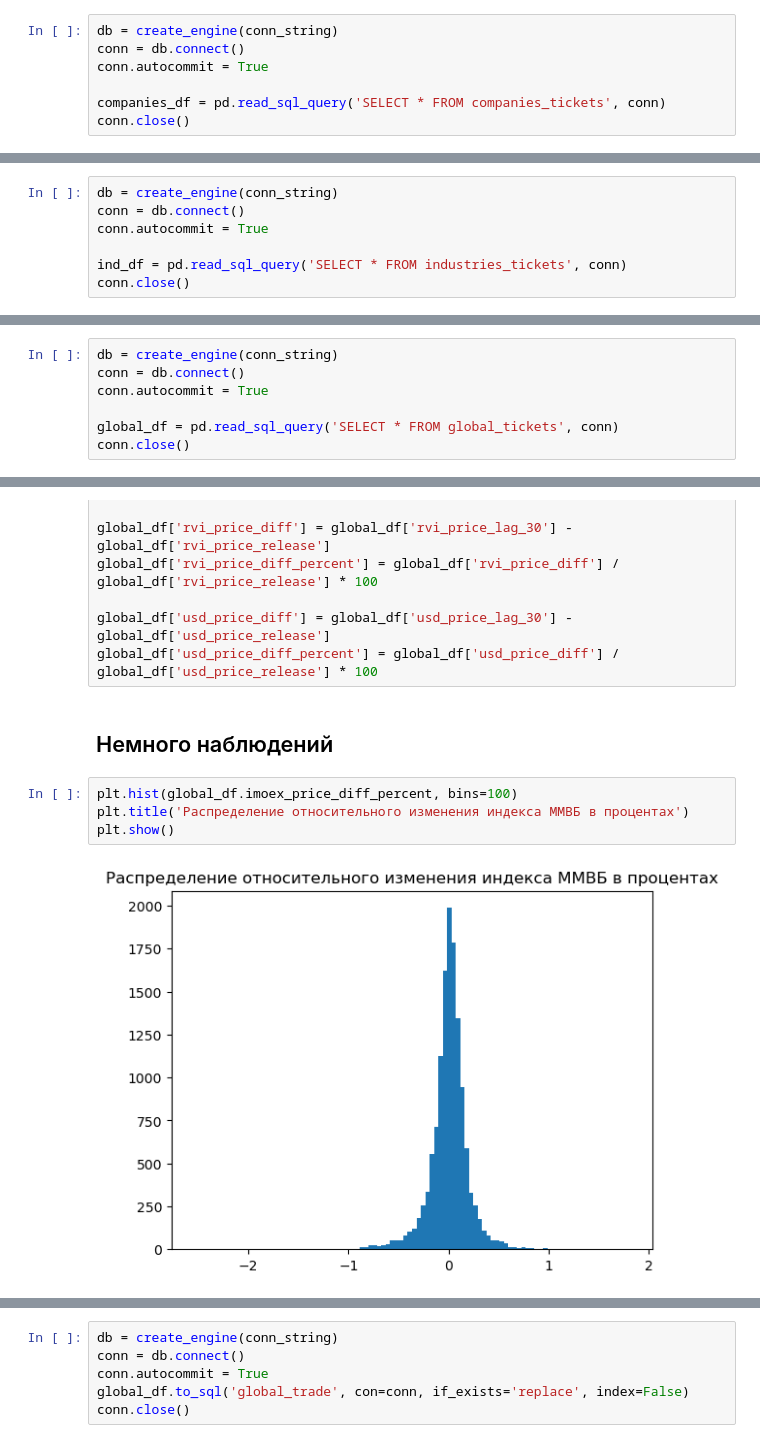
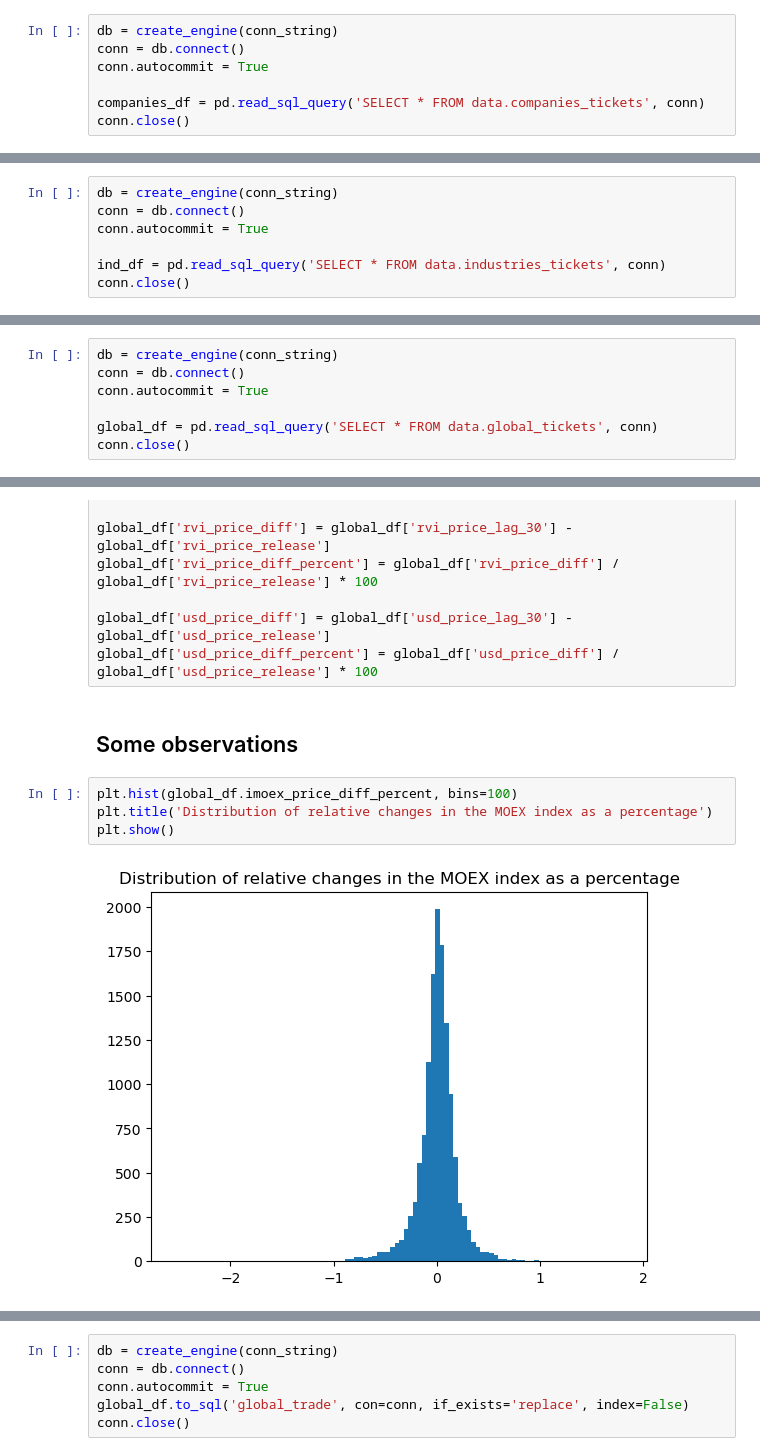
Before and after one commit to FlameInBrainSerj/project_news_graph, a Jupyter notebook: Modeling/trade_data_integration.ipynb, the cells around one changed output, grey strips where cells are left out. Drawn from its saved outputs; the diff is of its cells as text.

```diff
--- a/Modeling/trade_data_integration.ipynb
+++ b/Modeling/trade_data_integration.ipynb
@@ -27,5 +30,5 @@ db = create_engine(conn_string)
 conn = db.connect()
 conn.autocommit = True
 
-companies_df = pd.read_sql_query('SELECT * FROM companies_tickets', conn)
+companies_df = pd.read_sql_query('SELECT * FROM data.companies_tickets', conn)
 conn.close()
@@ -139,5 +134,5 @@ db = create_engine(conn_string)
 conn = db.connect()
 conn.autocommit = True
 
-ind_df = pd.read_sql_query('SELECT * FROM industries_tickets', conn)
+ind_df = pd.read_sql_query('SELECT * FROM data.industries_tickets', conn)
 conn.close()
@@ -250,5 +245,5 @@ db = create_engine(conn_string)
 conn = db.connect()
 conn.autocommit = True
 
-global_df = pd.read_sql_query('SELECT * FROM global_tickets', conn)
+global_df = pd.read_sql_query('SELECT * FROM data.global_tickets', conn)
 conn.close()
@@ -356,11 +351,11 @@ global_df['rvi_price_diff_percent'] = global_df['rvi_price_diff'] / global_df['r
 
 global_df['usd_price_diff'] = global_df['usd_price_lag_30'] - global_df['usd_price_release']
 global_df['usd_price_diff_percent'] = global_df['usd_price_diff'] / global_df['usd_price_release'] * 100
-# %% [markdown]
-## Немного наблюдений
+# %% [markdown]
+## Some observations
 # %%
 plt.hist(global_df.imoex_price_diff_percent, bins=100)
-plt.title('Распределение относительного изменения индекса ММВБ в процентах')
+plt.title('Distribution of relative changes in the MOEX index as a percentage')
 plt.show()
 # %% [output]
-[figure, old version]
+[figure, new version]
```
Also changed, not shown: parts of 62 cells of this notebook, 10 other files.
